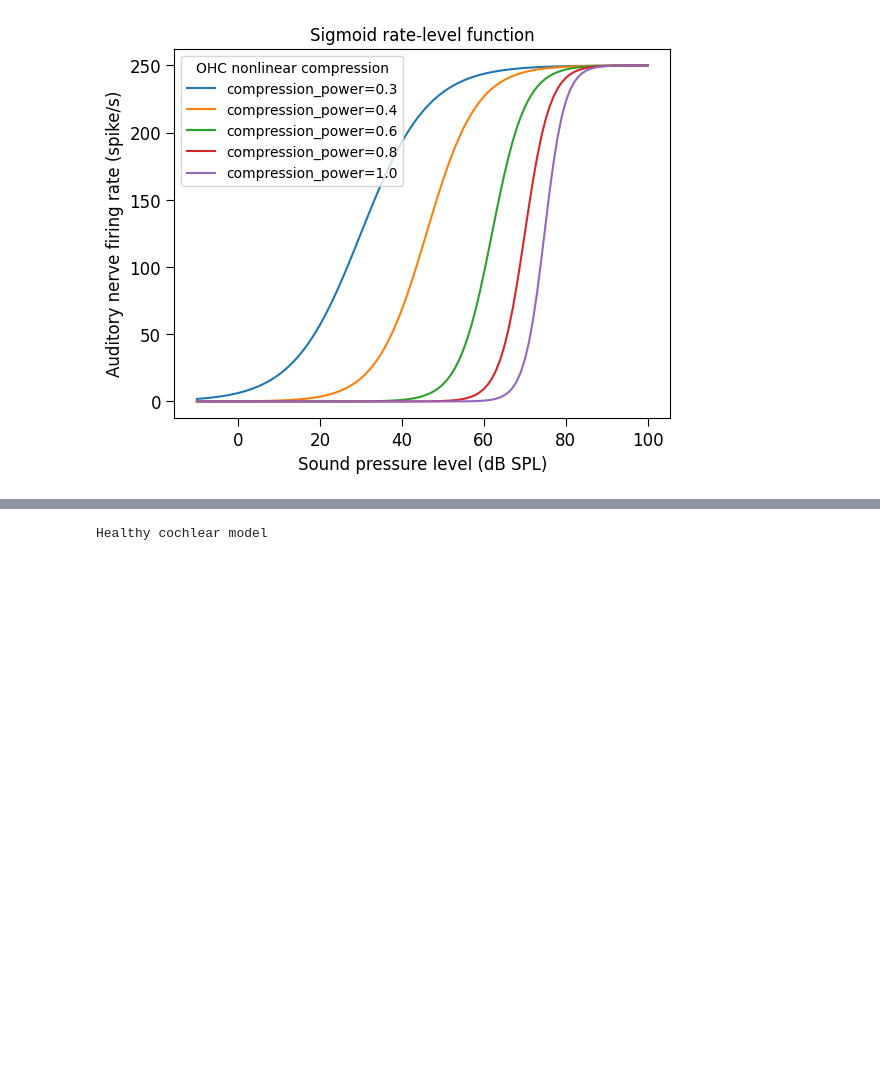
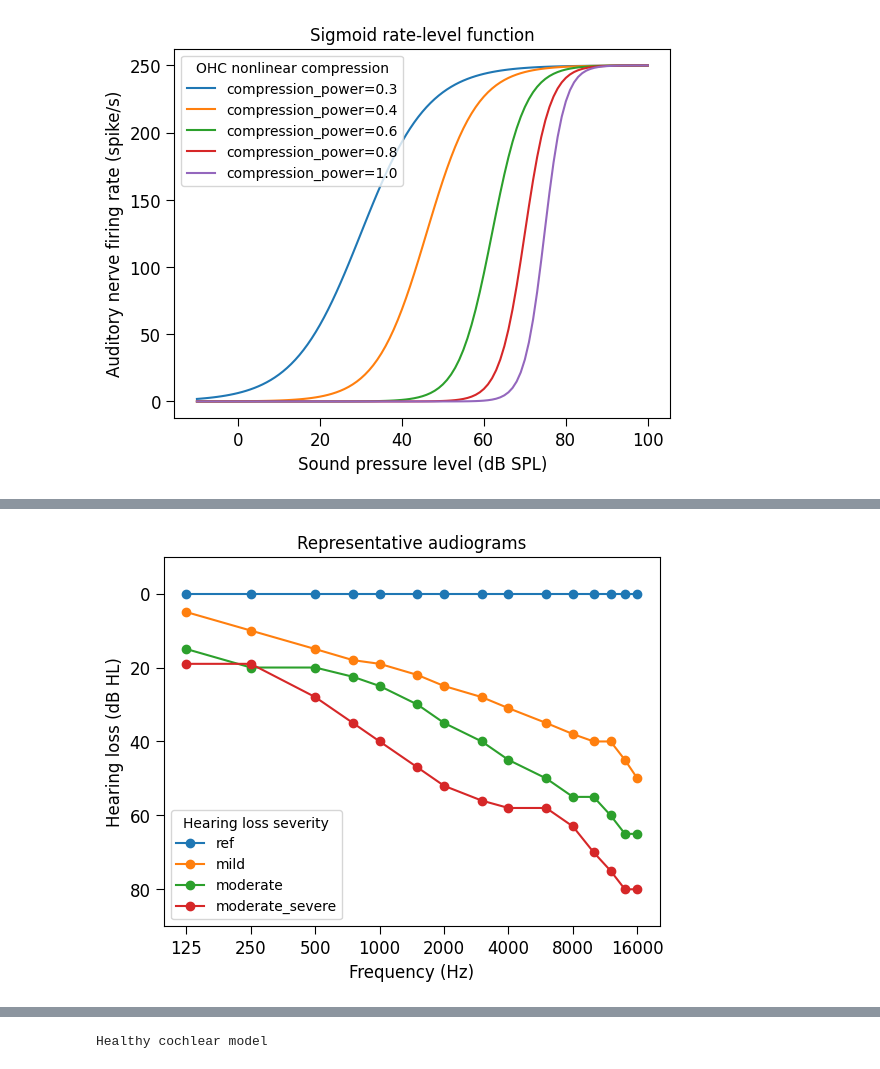
Before and after one commit to msaddler/auditory_model_tutorial, a Jupyter notebook: DEV.ipynb, the cells around one changed output, grey strips where cells are left out. Saved outputs shown, nothing was run; the diff lists cells and outputs as text; code cells hidden in the pictures; blank space fills up the shorter version.

Commit message:
example audiograms from clarity challenge

```diff
--- a/DEV.ipynb
+++ b/DEV.ipynb
@@ -363,3 +413,22 @@ plt.show()
+# %%
+fig, ax = plt.subplots()
+for severity in ["ref", "mild", "moderate", "moderate_severe"]:
+    freq, dbhl = utils.get_example_audiogram(severity)
+    ax.plot(freq, dbhl, marker="o", label=severity)
+ax.legend(title="Hearing loss severity")
+ax = utils.format_axes(
+    ax,
+    xscale="log",
+    ylimits=[90, -10],
+    xticks=[125, 250, 500, 1000, 2000, 4000, 8000, 16000],
+    xticklabels=[125, 250, 500, 1000, 2000, 4000, 8000, 16000],
+    xticks_minor=[],
+    str_xlabel="Frequency (Hz)",
+    str_ylabel="Hearing loss (dB HL)",
+    str_title="Representative audiograms",
+)
+# %% [output]
+[figure, added]
 # %%
 """
 Now that we have examined each of the cochlear model stages individually,
```
Also changed, not shown: parts of 12 cells of this notebook, 1 other file.
